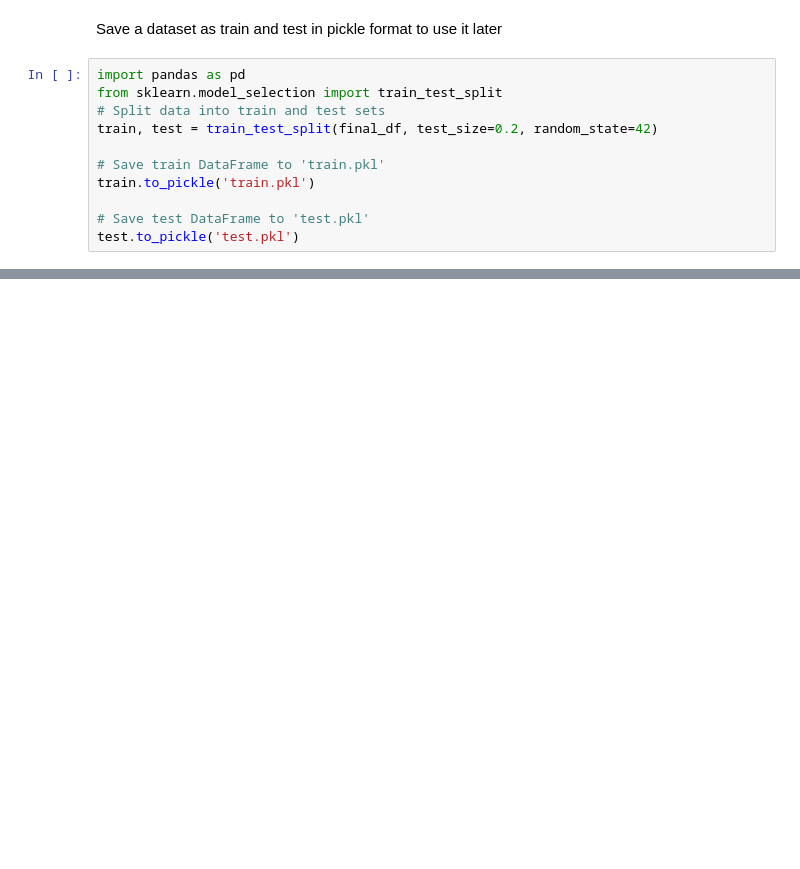
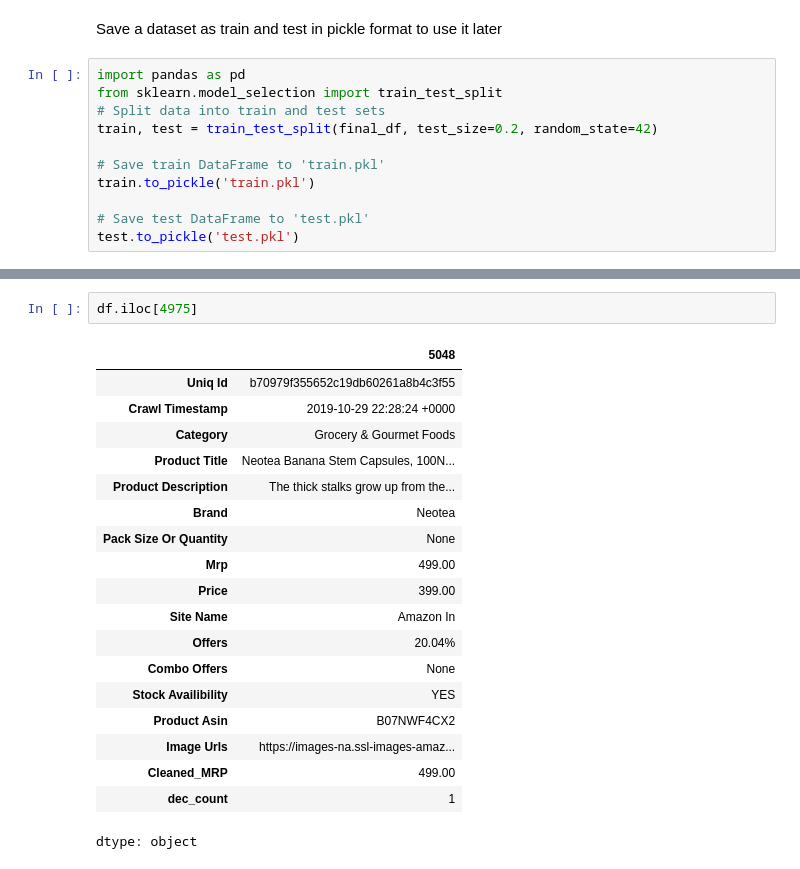
Before and after one commit to rsher60/LLM_Codebase, a Jupyter notebook: fine_tuning_Ed.ipynb, the cells around one changed output, grey strips where cells are left out. Saved outputs shown, nothing was run; the diff lists cells and outputs as text; blank space fills up the shorter version.

```diff
--- a/fine_tuning_Ed.ipynb
+++ b/fine_tuning_Ed.ipynb
@@ -449,0 +505,22 @@ test.to_pickle('test.pkl')
+# %%
+df.iloc[4975]
+# %% [output]
+|  | 5048 |
+| Uniq Id | b70979f355652c19db60261a8b4c3f55 |
+| Crawl Timestamp | 2019-10-29 22:28:24 +0000 |
+| Category | Grocery & Gourmet Foods |
+| Product Title | Neotea Banana Stem Capsules, 100N... |
+| Product Description | The thick stalks grow up from the... |
+| Brand | Neotea |
+| Pack Size Or Quantity | None |
+| Mrp | 499.00 |
+| Price | 399.00 |
+| Site Name | Amazon In |
+| Offers | 20.04% |
+| Combo Offers | None |
+| Stock Availibility | YES |
+| Product Asin | B07NWF4CX2 |
+| Image Urls | https://images-na.ssl-images-amaz... |
+| Cleaned_MRP | 499.00 |
+| dec_count | 1 |
+dtype: object
```
Also changed, not shown: parts of 41 cells of this notebook.
